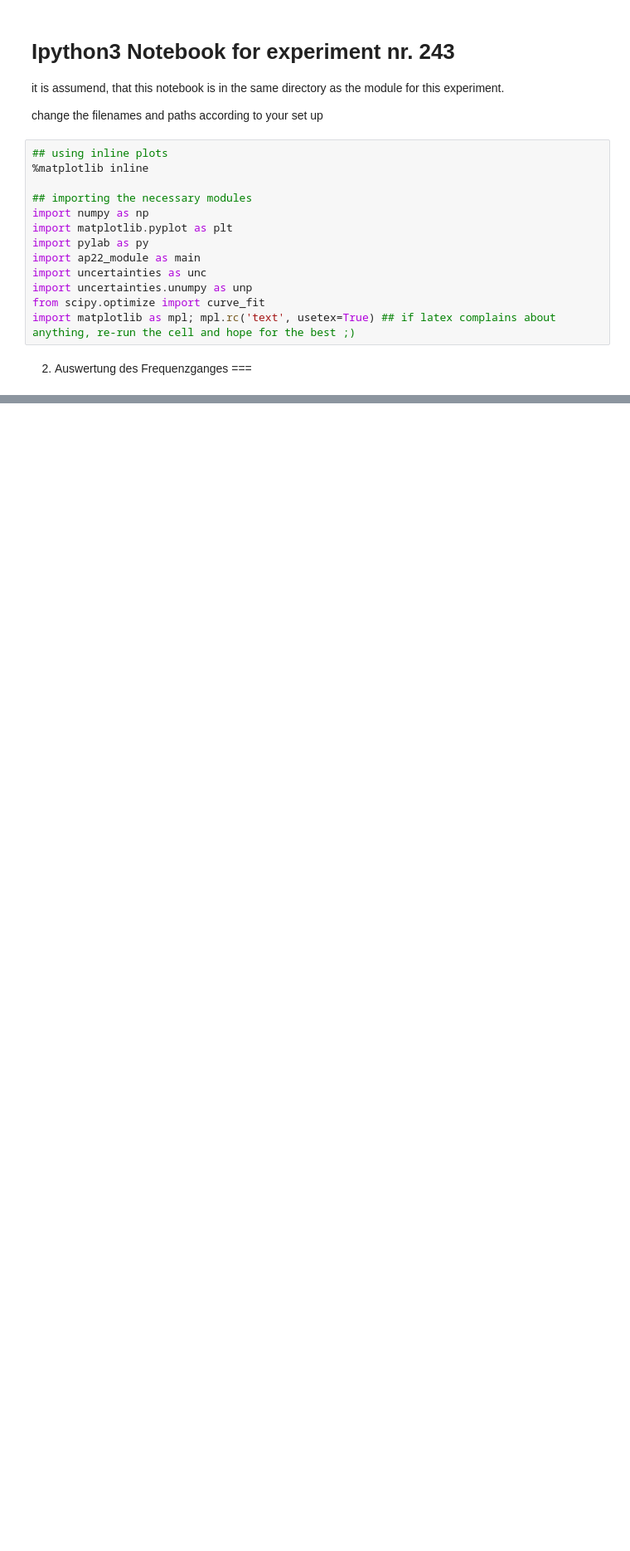
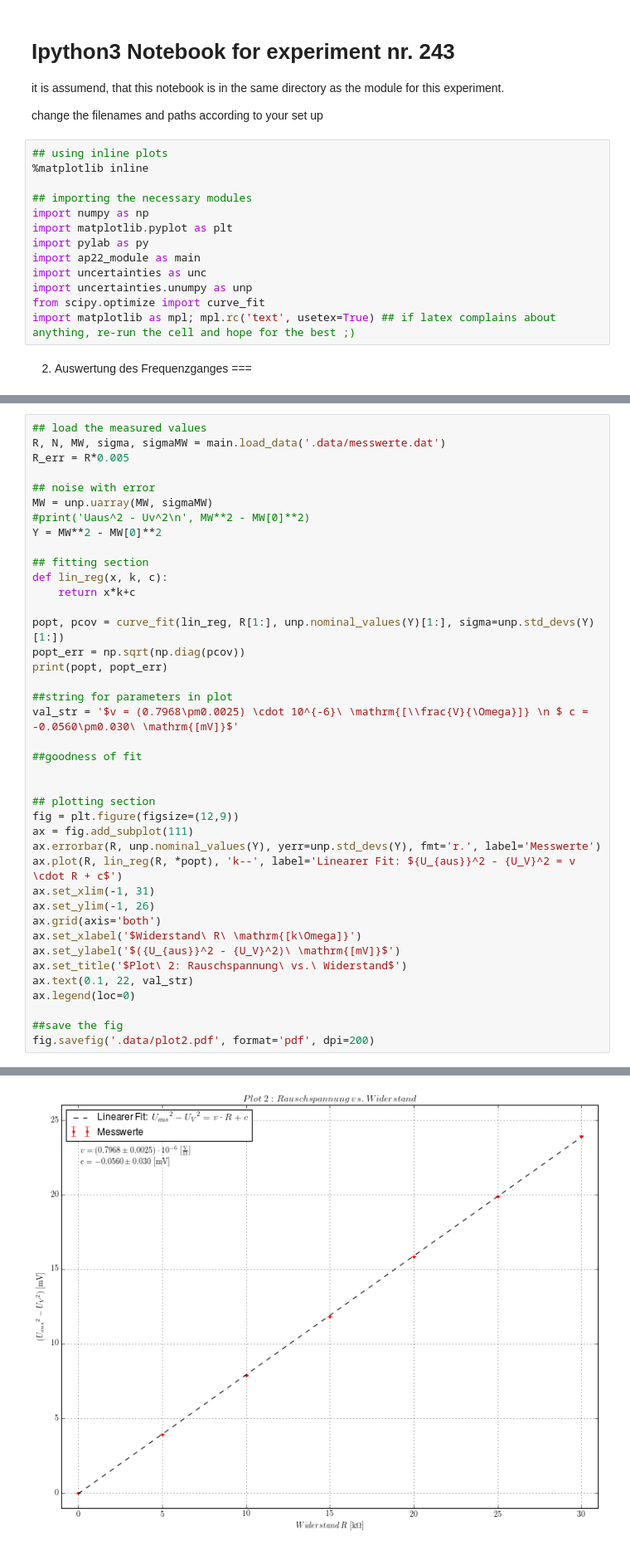
Before and after one commit to krauthex/AP2.2, a Jupyter notebook: v243/v243.ipynb, the cells around one changed output, grey strips where cells are left out. Shown at 83% size. Drawn from its saved outputs; the diff is of its cells as text; blank space fills up the shorter version.

```diff
--- a/v243/v243.ipynb
+++ b/v243/v243.ipynb
@@ -69,0 +75,41 @@ ax.legend()
+# %%
+## load the measured values
+R, N, MW, sigma, sigmaMW = main.load_data('.data/messwerte.dat')
+R_err = R*0.005
+
+## noise with error
+MW = unp.uarray(MW, sigmaMW)
+#print('Uaus^2 - Uv^2\n', MW**2 - MW[0]**2)
+Y = MW**2 - MW[0]**2
+
+## fitting section
+def lin_reg(x, k, c):
+    return x*k+c
+
+popt, pcov = curve_fit(lin_reg, R[1:], unp.nominal_values(Y)[1:], sigma=unp.std_devs(Y)[1:])
+popt_err = np.sqrt(np.diag(pcov))
+print(popt, popt_err)
+
+##string for parameters in plot
+val_str = '$v = (0.7968\pm0.0025) \cdot 10^{-6}\ \mathrm{[\\frac{V}{\Omega}]} \n $ c = -0.0560\pm0.030\ \mathrm{[mV]}$'
+
+##goodness of fit
+
+
+## plotting section
+fig = plt.figure(figsize=(12,9))
+ax = fig.add_subplot(111)
+ax.errorbar(R, unp.nominal_values(Y), yerr=unp.std_devs(Y), fmt='r.', label='Messwerte')
+ax.plot(R, lin_reg(R, *popt), 'k--', label='Linearer Fit: ${U_{aus}}^2 - {U_V}^2 = v \cdot R + c$')
+ax.set_xlim(-1, 31)
+ax.set_ylim(-1, 26)
+ax.grid(axis='both')
+ax.set_xlabel('$Widerstand\ R\ \mathrm{[k\Omega]}')
+ax.set_ylabel('$({U_{aus}}^2 - {U_V}^2)\ \mathrm{[mV]}$')
+ax.set_title('$Plot\ 2: Rauschspannung\ vs.\ Widerstand$')
+ax.text(0.1, 22, val_str)
+ax.legend(loc=0)
+
+##save the fig
+fig.savefig('.data/plot2.pdf', format='pdf', dpi=200)
+# %% [output]
@@ -69,0 +117 @@ ax.legend()
+[figure, added]
```
Also changed, not shown: parts of 3 cells of this notebook.
